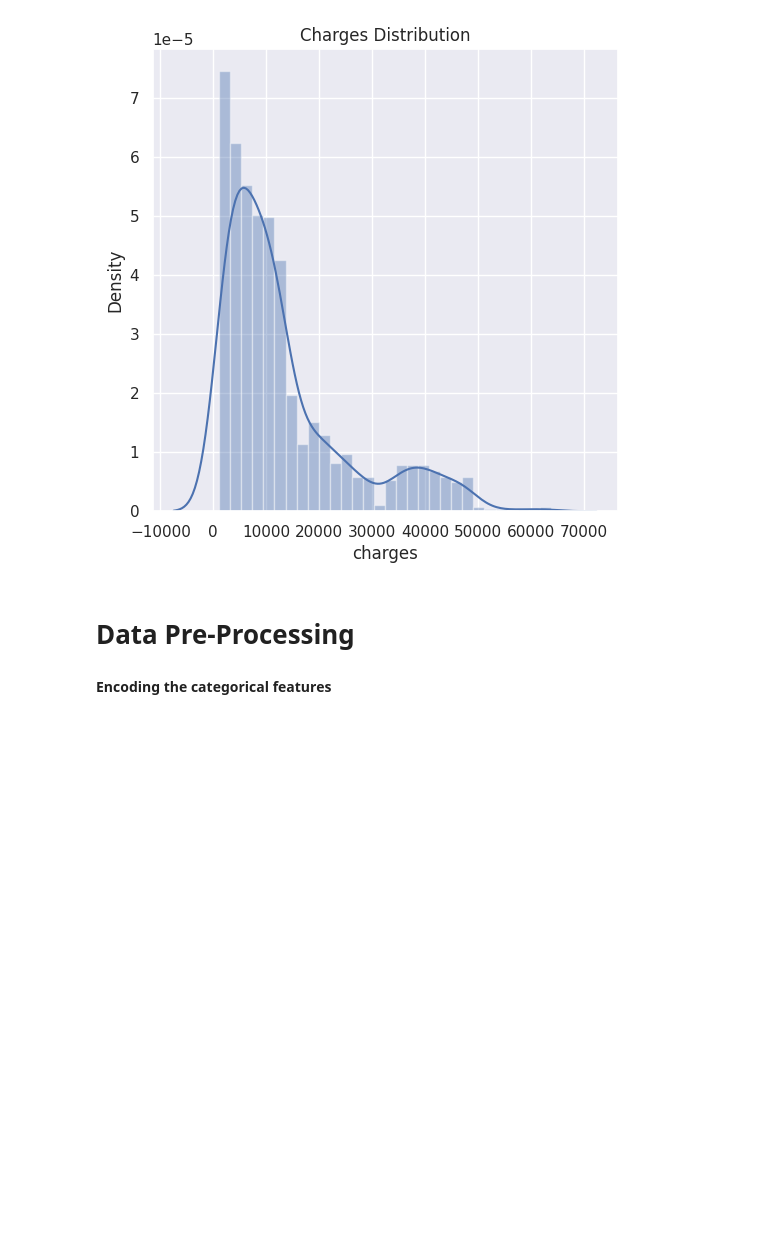
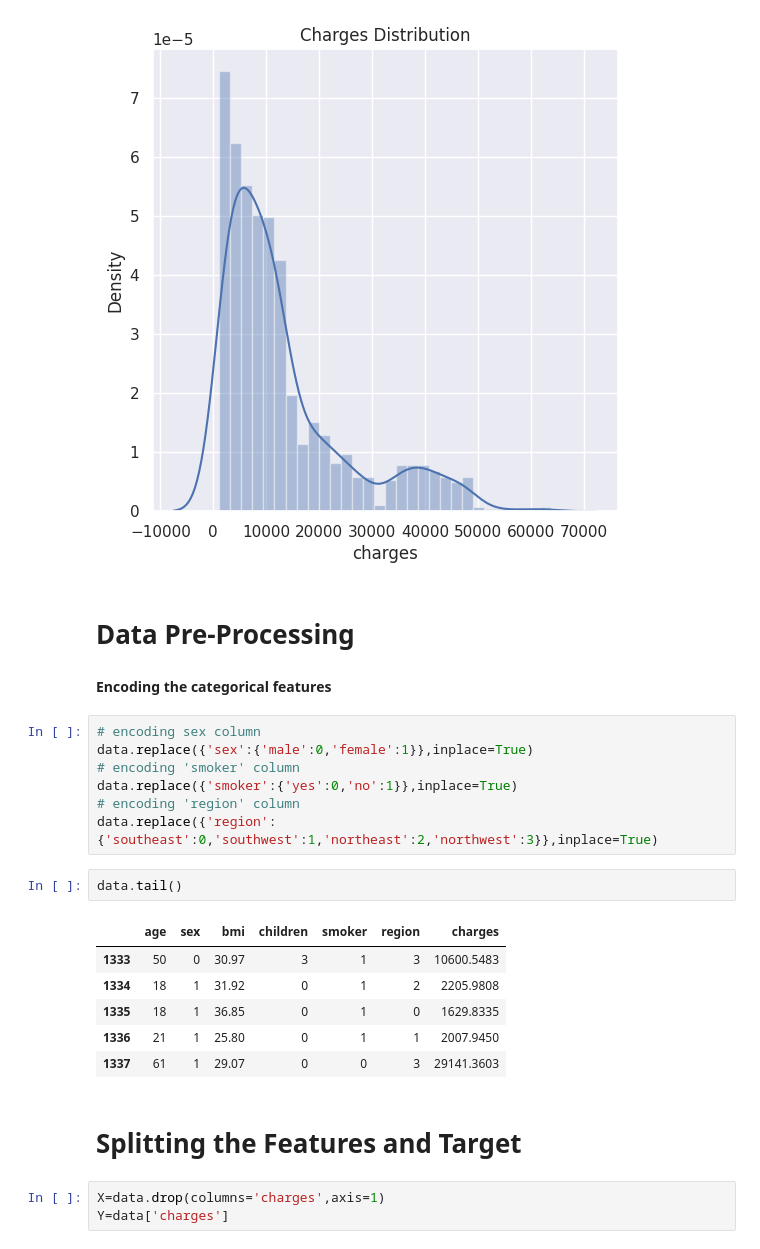
Before and after one commit to najnin26/Machine-Learning, a Jupyter notebook: Regression/medical-insurance-cost-prediction.ipynb, the cells around one changed output. Cells and saved outputs as stored; diff of their text form; blank space fills up the shorter version.

```diff
--- a/Regression/medical-insurance-cost-prediction.ipynb
+++ b/Regression/medical-insurance-cost-prediction.ipynb
@@ -192,6 +192,27 @@ https://gist.github.com/mwaskom/de44147ed2974457ad6372750bbe5751
   sns.distplot(data['charges'])
 [figure]
 # %% [markdown]
-# Data Pre-Processing
+# **Data Pre-Processing**
 # %% [markdown]
 **Encoding the categorical features**
+# %%
+# encoding sex column
+data.replace({'sex':{'male':0,'female':1}},inplace=True)
+# encoding 'smoker' column
+data.replace({'smoker':{'yes':0,'no':1}},inplace=True)
+# encoding 'region' column
+data.replace({'region':{'southeast':0,'southwest':1,'northeast':2,'northwest':3}},inplace=True)
+# %%
+data.tail()
+# %% [output]
+|  | age | sex | bmi | children | smoker | region | charges |
+| 1333 | 50 | 0 | 30.97 | 3 | 1 | 3 | 10600.5483 |
+| 1334 | 18 | 1 | 31.92 | 0 | 1 | 2 | 2205.9808 |
+| 1335 | 18 | 1 | 36.85 | 0 | 1 | 0 | 1629.8335 |
+| 1336 | 21 | 1 | 25.80 | 0 | 1 | 1 | 2007.9450 |
+| 1337 | 61 | 1 | 29.07 | 0 | 0 | 3 | 29141.3603 |
+# %% [markdown]
+# **Splitting the Features and Target**
+# %%
+X=data.drop(columns='charges',axis=1)
+Y=data['charges']
```
Also changed, not shown: parts of 2 cells of this notebook.
